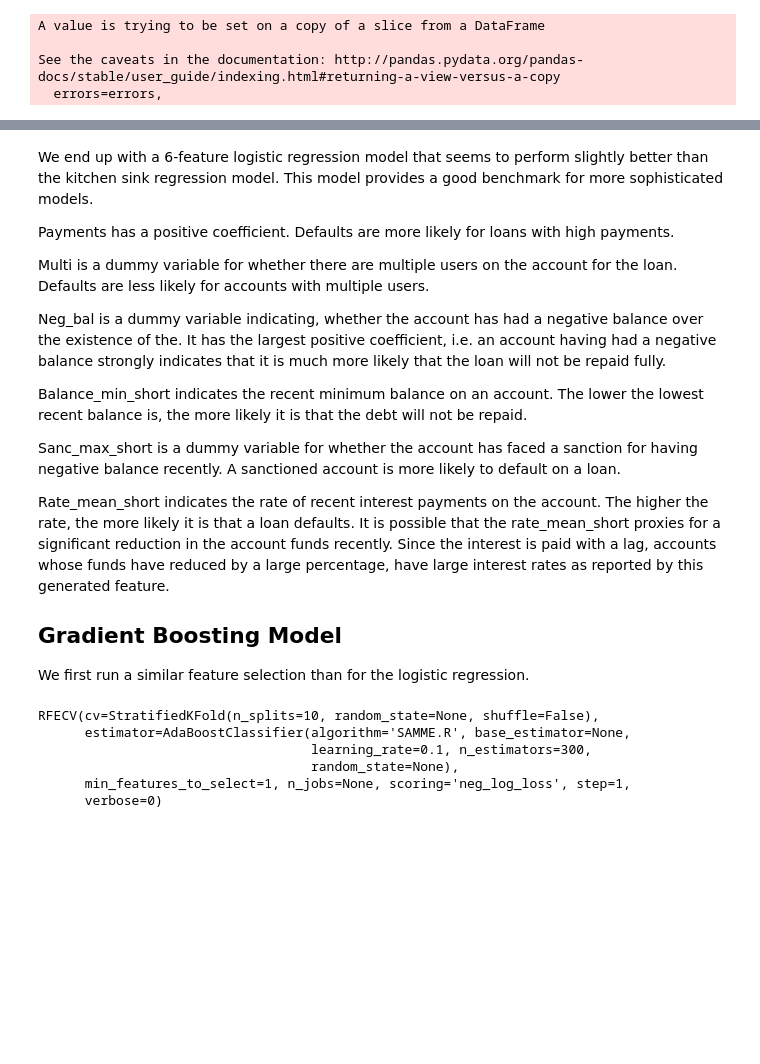
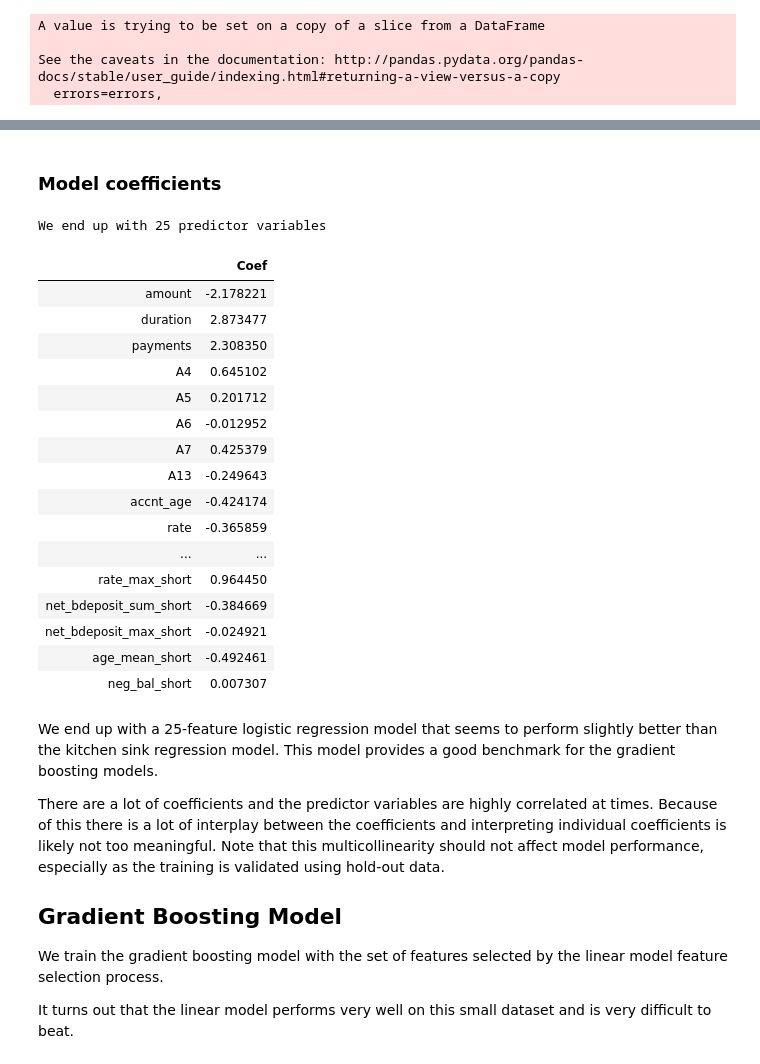
Before and after one commit to loerssoni/credit_risk_prediction, a Jupyter notebook: Credit default modeling.ipynb, the cells around one changed output, grey strips where cells are left out. Cells and saved outputs as stored; diff of their text form; code cells hidden in the pictures; blank space fills up the shorter version.

```diff
--- a/Credit default modeling.ipynb
+++ b/Credit default modeling.ipynb
@@ -154,31 +241,38 @@ Model coefficients
-# %% [markdown]
-We end up with a 6-feature logistic regression model that seems to perform slightly better than the kitchen sink regression model. This model provides a good benchmark for more sophisticated models.
-
-Payments has a positive coefficient. Defaults are more likely for loans with high payments.
-
-Multi is a dummy variable for whether there are multiple users on the account for the loan. Defaults are less likely for accounts with multiple users.
-
-Neg_bal is a dummy variable indicating, whether the account has had a negative balance over the existence of the. It has the largest positive coefficient, i.e. an account having had a negative balance strongly indicates that it is much more likely that
-the loan will not be repaid fully.
-
-Balance_min_short indicates the recent minimum balance on an account. The lower the lowest recent balance is, the more likely it is that the debt will not be repaid.
-
-Sanc_max_short is a dummy variable for whether the account has faced a sanction for having negative balance recently. A sanctioned account is more likely to default on a loan.
-
-Rate_mean_short indicates the rate of recent interest payments on the account. The higher the rate, the more likely it is that a loan defaults. It is possible that the rate_mean_short proxies for a significant reduction in the account funds recently. Since the interest is paid with a lag, accounts whose funds have reduced by a large percentage, have large interest rates as reported by this generated feature.
-
-## Gradient Boosting Model
-
-We first run a similar feature selection than for the logistic regression.
-# %%
-params = {'n_estimators': 300, 'learning_rate': 0.1, 'algorithm': 'SAMME.R'}
-rfecv_gb = RFECV(estimator=AdaBoostClassifier(**params), step=1, cv=kfold,
-              scoring='neg_log_loss')
-rfecv_gb.fit(X, y)
-# %% [output]
-RFECV(cv=StratifiedKFold(n_splits=10, random_state=None, shuffle=False),
-      estimator=AdaBoostClassifier(algorithm='SAMME.R', base_estimator=None,
-                                   learning_rate=0.1, n_estimators=300,
-                                   random_state=None),
-      min_features_to_select=1, n_jobs=None, scoring='neg_log_loss', step=1,
-      verbose=0)
+# %% [markdown]
+### Model coefficients
+# %%
+final_logc.fit(X.loc[:,mask], y)
+cols = X.loc[:,mask].columns[final_logc.coef_[0] != 0]
+coefs = final_logc.coef_[0][final_logc.coef_[0]!=0]
+print("We end up with {} predictor variables".format(len(coefs)))
+pd.DataFrame(dict(zip((cols), (coefs))), index=['Coef']).T
+# %% [output]
+We end up with 25 predictor variables
+|  | Coef |
+| amount | -2.178221 |
+| duration | 2.873477 |
+| payments | 2.308350 |
+| A4 | 0.645102 |
+| A5 | 0.201712 |
+| A6 | -0.012952 |
+| A7 | 0.425379 |
+| A13 | -0.249643 |
+| accnt_age | -0.424174 |
+| rate | -0.365859 |
+| ... | ... |
+| rate_max_short | 0.964450 |
+| net_bdeposit_sum_short | -0.384669 |
+| net_bdeposit_max_short | -0.024921 |
+| age_mean_short | -0.492461 |
+| neg_bal_short | 0.007307 |
+# %% [markdown]
+We end up with a 25-feature logistic regression model that seems to perform slightly better than the kitchen sink regression model. This model provides a good benchmark for the gradient boosting models.
+
+There are a lot of coefficients and the predictor variables are highly correlated at times. Because of this there is a lot of interplay between the coefficients and interpreting individual coefficients is likely not too meaningful. Note that this multicollinearity should not affect model performance, especially as the training is validated using hold-out data.
+
+
+## Gradient Boosting Model
+
+We train the gradient boosting model with the set of features selected by the linear model feature selection process.
+
+It turns out that the linear model performs very well on this small dataset and is very difficult to beat.
```
Also changed, not shown: parts of 23 cells of this notebook, 3 other files.
